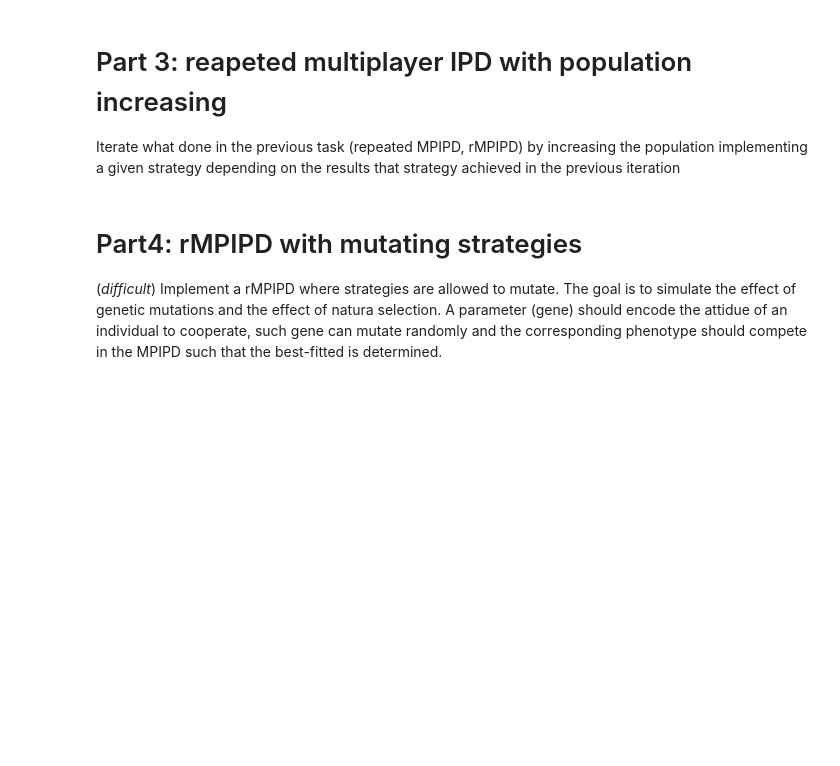
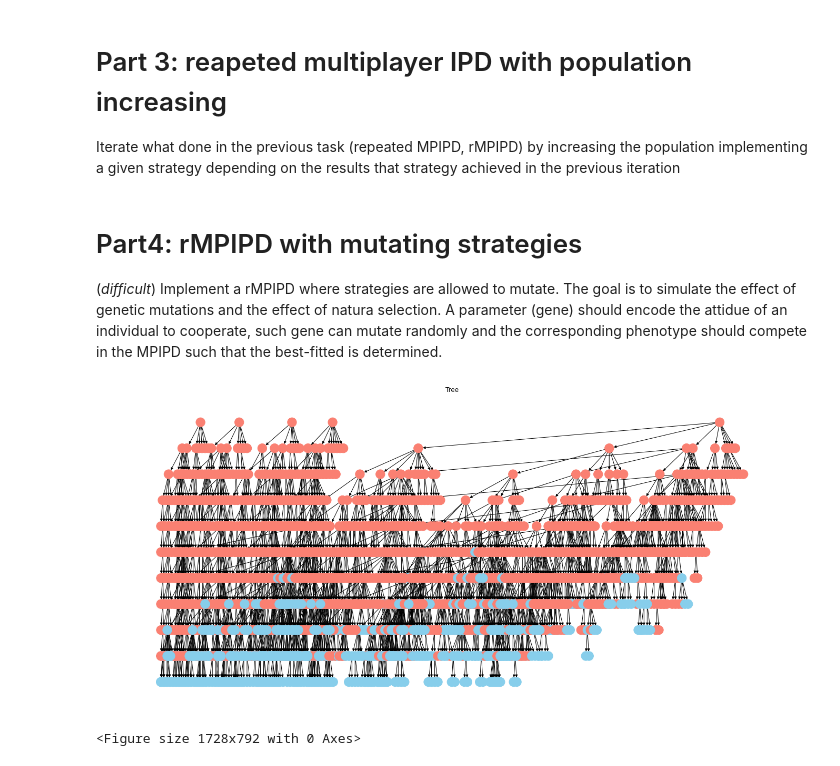
Before and after one commit to donaldssh/Iterative-Prisoners-Dilemma, a Jupyter notebook: Project.ipynb, the cells around one changed output. Cells and saved outputs as stored; diff of their text form; code cells hidden in the pictures; blank space fills up the shorter version.

```diff
--- a/Project.ipynb
+++ b/Project.ipynb
@@ -513,16 +513,17 @@ def evolvingMPIPD(P_list, num_epochs, GI, max_population, children=1, delta_rang
         max_population (int): maximum number of players that can be active
             during an epoch.
     Return:
-        void, it modifies the input P_list
+        it modifies the input P_list
+        G: directed graph networkx
     """
     G = nx.DiGraph()
 
     id_sup = IDSupplier()
     for i, player in enumerate(P_list):
         player.ID = id_sup.new_id()
-        G.add_node(player.ID, color="blue")
+        G.add_node(player.ID, color="skyblue")
 
-    fig, ax = plt.subplots(figsize=(14,8))
+    fig, ax = plt.subplots(figsize=(24,11))
 
     for epoch in range(num_epochs):
         # reset the reward history
@@ -541,9 +542,8 @@ def evolvingMPIPD(P_list, num_epochs, GI, max_population, children=1, delta_rang
         # kill the player with small rewards and keep population stable
         while len(P_list) > max_population:
             dead_player = P_list.pop()
-#             G.remove_node(dead_player.ID)
             colors = nx.get_node_attributes(G, "color")
-            colors[dead_player.ID] = "red"
+            colors[dead_player.ID] = "salmon"
             nx.set_node_attributes(G, colors, "color")
 
         # remaining players make new children
@@ -560,14 +560,29 @@ def evolvingMPIPD(P_list, num_epochs, GI, max_population, children=1, delta_rang
                     [],
                     id_sup.new_id(),
                 )
-                G.add_node(son.ID,  color="blue")
+                G.add_node(son.ID,  color="skyblue")
                 G.add_edge(player.ID, son.ID)
                 P_list.append(son)
 
         plt.title("Tree")
         pos = graphviz_layout(G, prog="dot")
         nx.draw(G, pos, node_color = nx.get_node_attributes(G,'color').values(),  with_labels=False, arrows=True)
-        plt.savefig(f"epoch_{epoch}.png")
         display.clear_output(wait=True)
         display.display(plt.gcf())
+        plt.savefig(f"epoch_{epoch}.png")
+
     plt.clf()
+    return G
+# %%
+P_list = [
+    KBadGuy2(10, [], [], []),
+    KBadGuy2(20, [], [], []),
+    KBadGuy2(30, [], [], []),
+    KBadGuy2(25, [], [], []),
+    KBadGuy2(60, [], [], []),
+]
+
+G = evolvingMPIPD(P_list, 10, 30, 40, children=2)
+# %% [output]
+[figure, added]
+<Figure size 1728x792 with 0 Axes>
```
Also changed, not shown: parts of 4 cells of this notebook.
